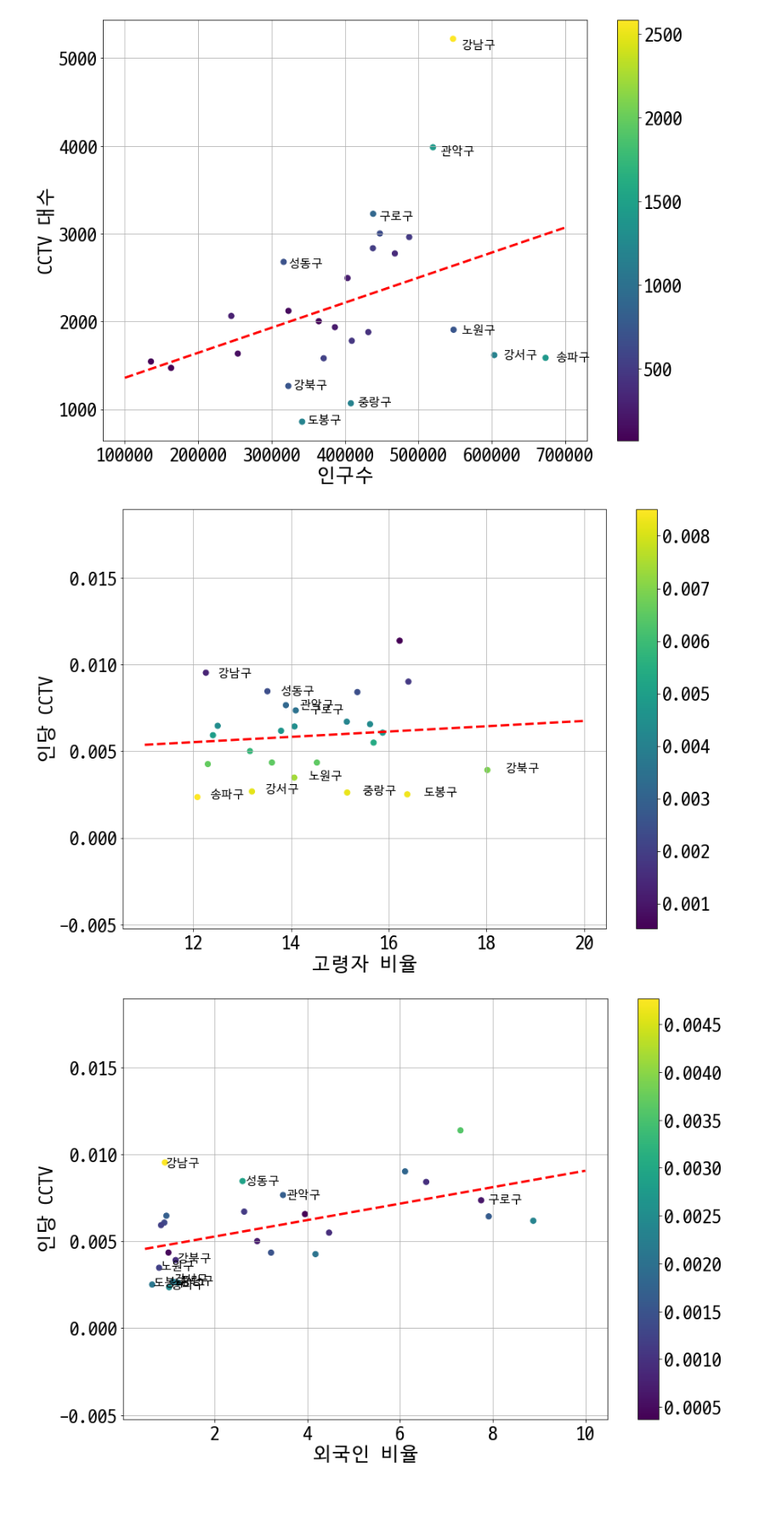
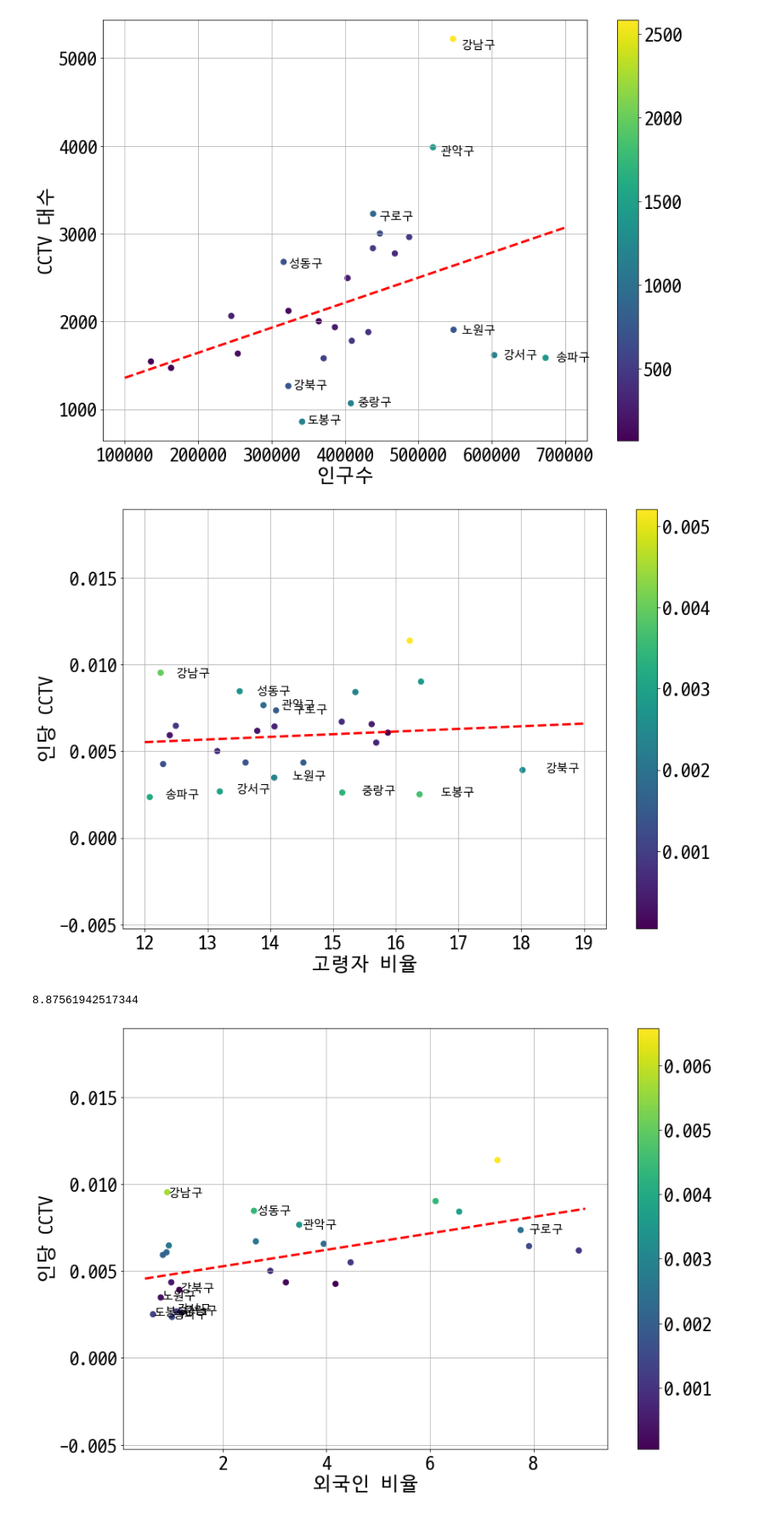
Before and after one commit to MethodFunc/KSA_edu_Daejeon_Basic, a Jupyter notebook: 데이터 분석 - 서울 cctv/1_project.ipynb, the cells around one changed output. Shown at 85% size. Drawn from its saved outputs; the diff is of its cells as text; code cells hidden in the pictures.

```diff
--- a/데이터 분석 - 서울 cctv/1_project.ipynb
+++ b/데이터 분석 - 서울 cctv/1_project.ipynb
@@ -364,7 +364,7 @@ plt.figure(figsize=(14,10))
 plt.scatter(merge['고령자 비율'], merge['인당 CCTV'], c=(np.abs(merge['인당 CCTV']-f1(merge['고령자 비율']))), s=50)
 fp1 = np.polyfit(merge['고령자 비율'], merge['인당 CCTV'], 1)
 f1 = np.poly1d(fp1)
-fx = np.linspace(11, 20,101)
+fx = np.linspace(12, 19,101)
 plt.plot(fx, f1(fx), ls='--', lw=3, color='r')
 for n in range(10):
 #     plt.text(df_sort['인구수'][n]*1.02, df_sort['소계']*0.98, df_sort.index[n], fontsize = 15)
@@ -378,24 +378,28 @@ plt.colorbar()
 plt.grid()
 plt.show()
 # %% [output]
-[figure, old version]
+[figure, new version]
+# %%
+merge['외국인 비율'].max(axis =0)
+# %% [output]
+8.87561942517344
 # %%
 plt.figure(figsize=(14,10))
 plt.scatter(merge['외국인 비율'], merge['인당 CCTV'], c=(np.abs(merge['인당 CCTV']-f1(merge['외국인 비율']))), s=50)
 fp1 = np.polyfit(merge['외국인 비율'], merge['인당 CCTV'], 1)
 f1 = np.poly1d(fp1)
-fx = np.linspace(0, 10,101)
+fx = np.linspace(0.5, 9,101)
 plt.plot(fx, f1(fx), ls='--', lw=3, color='r')
 for n in range(10):
 #     plt.text(df_sort['인구수'][n]*1.02, df_sort['소계']*0.98, df_sort.index[n], fontsize = 15)
     plt.text(df_sort['외국인 비율'][n]*1.02, df_sort['인당 CCTV'][n]*0.98,
             df_sort.index[n], fontsize=15)
 
 plt.xlabel('외국인 비율')
 plt.ylabel('인당 CCTV')
 
 plt.colorbar()
 plt.grid()
 plt.show()
 # %% [output]
-[figure, old version]
+[figure, new version]
```
Also changed, not shown: 6 other files.
